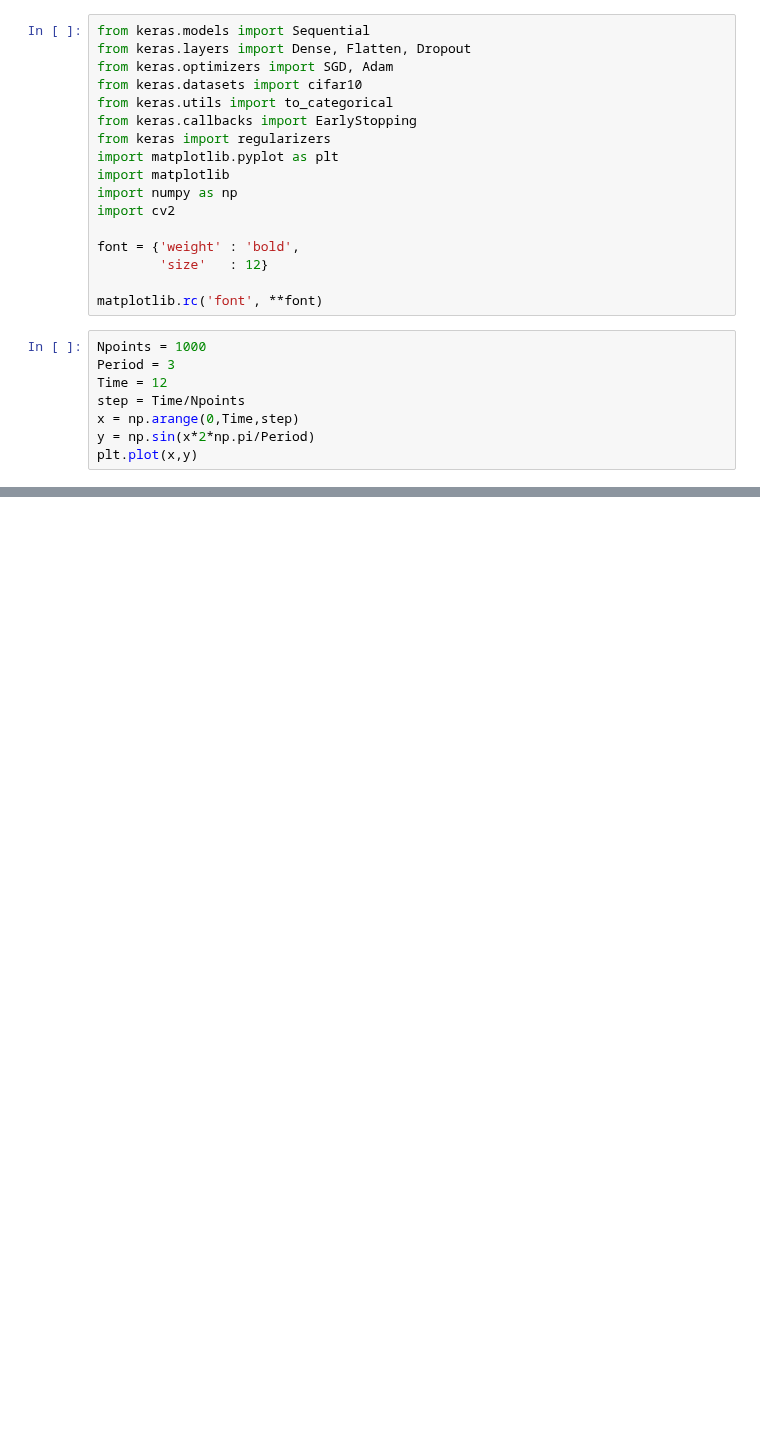
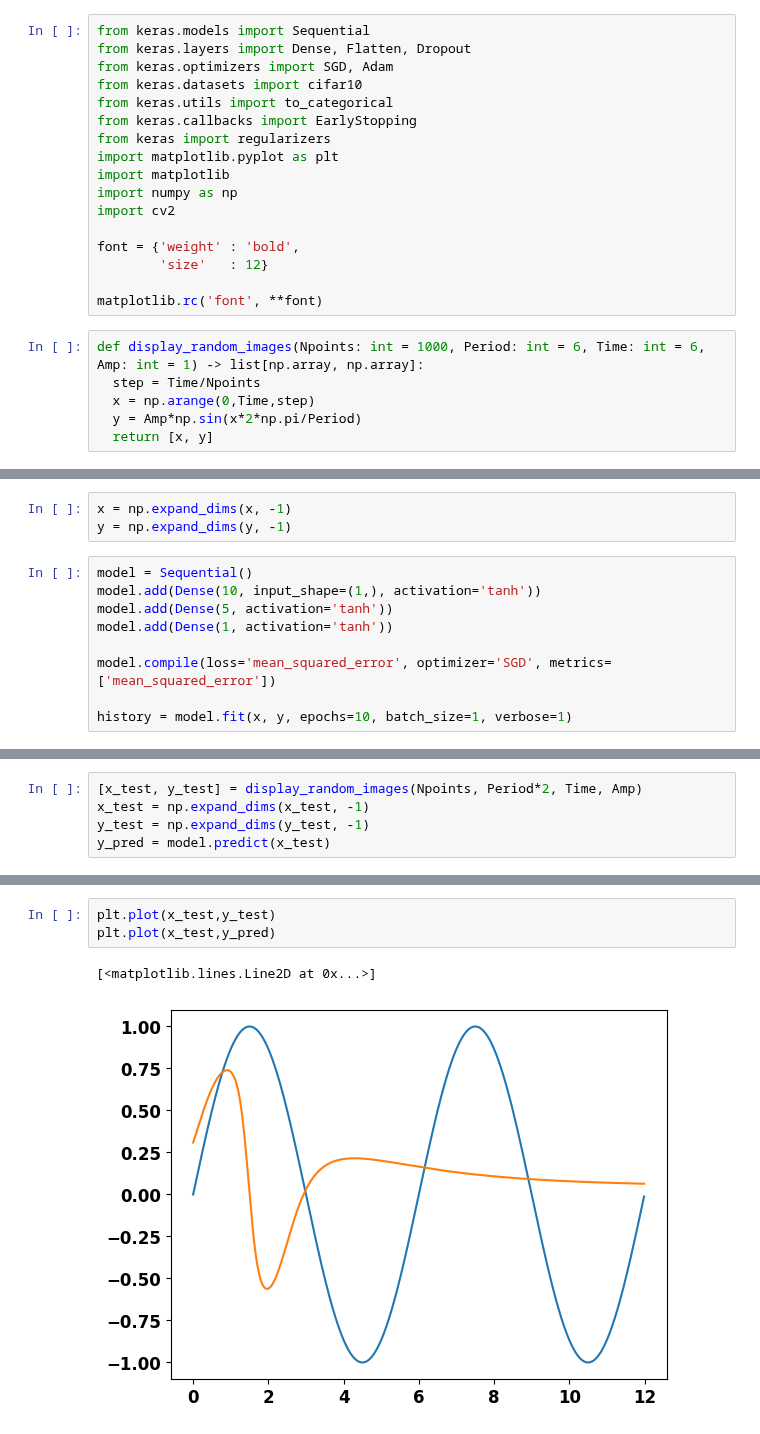
Before and after one commit to KassenBoyaubay/MPA-MLF-Exercises, a Jupyter notebook: Lab_07/Ex_07.ipynb, the cells around one changed output, grey strips where cells are left out. Cells and saved outputs as stored; diff of their text form; blank space fills up the shorter version.

```diff
--- a/Lab_07/Ex_07.ipynb
+++ b/Lab_07/Ex_07.ipynb
@@ -16,10 +16,8 @@ font = {'weight' : 'bold',
 
 matplotlib.rc('font', **font)
 # %%
-Npoints = 1000
-Period = 3
-Time = 12
-step = Time/Npoints
-x = np.arange(0,Time,step)
-y = np.sin(x*2*np.pi/Period)
-plt.plot(x,y)
+def display_random_images(Npoints: int = 1000, Period: int = 6, Time: int = 6, Amp: int = 1) -> list[np.array, np.array]:
+  step = Time/Npoints
+  x = np.arange(0,Time,step)
+  y = Amp*np.sin(x*2*np.pi/Period)
+  return [x, y]
@@ -28,0 +34,12 @@ plt.plot(x,y)
+# %%
+x = np.expand_dims(x, -1)
+y = np.expand_dims(y, -1)
+# %%
+model = Sequential()
+model.add(Dense(10, input_shape=(1,), activation='tanh'))
+model.add(Dense(5, activation='tanh'))
+model.add(Dense(1, activation='tanh'))
+
+model.compile(loss='mean_squared_error', optimizer='SGD', metrics=['mean_squared_error'])
+
+history = model.fit(x, y, epochs=10, batch_size=1, verbose=1)
@@ -28,0 +67,5 @@ plt.plot(x,y)
+# %%
+[x_test, y_test] = display_random_images(Npoints, Period*2, Time, Amp)
+x_test = np.expand_dims(x_test, -1)
+y_test = np.expand_dims(y_test, -1)
+y_pred = model.predict(x_test)
@@ -28,0 +74,6 @@ plt.plot(x,y)
+# %%
+plt.plot(x_test,y_test)
+plt.plot(x_test,y_pred)
+# %% [output]
+[<matplotlib.lines.Line2D at 0x...>]
+[figure, added]
```
Also changed, not shown: parts of 4 cells of this notebook.
